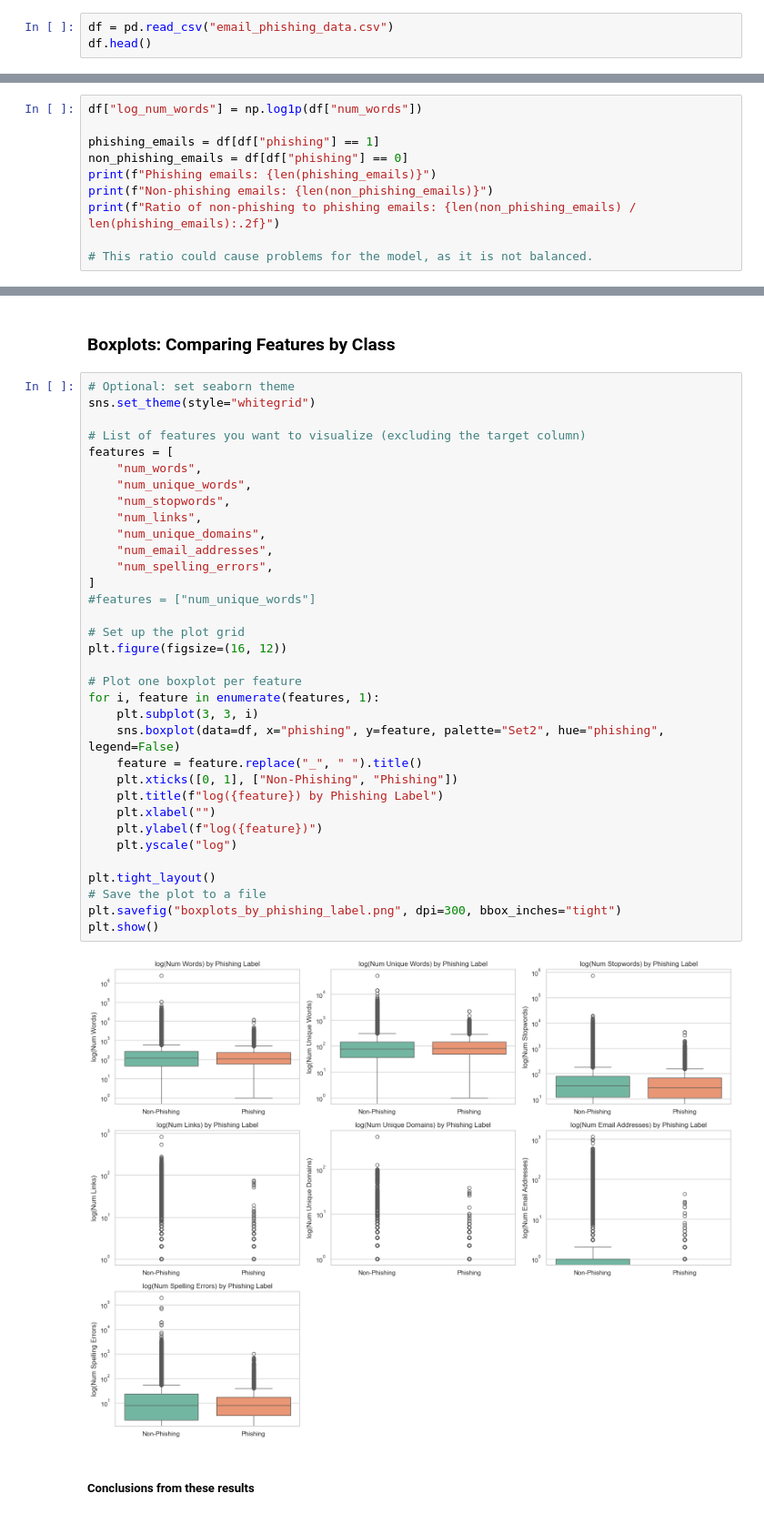
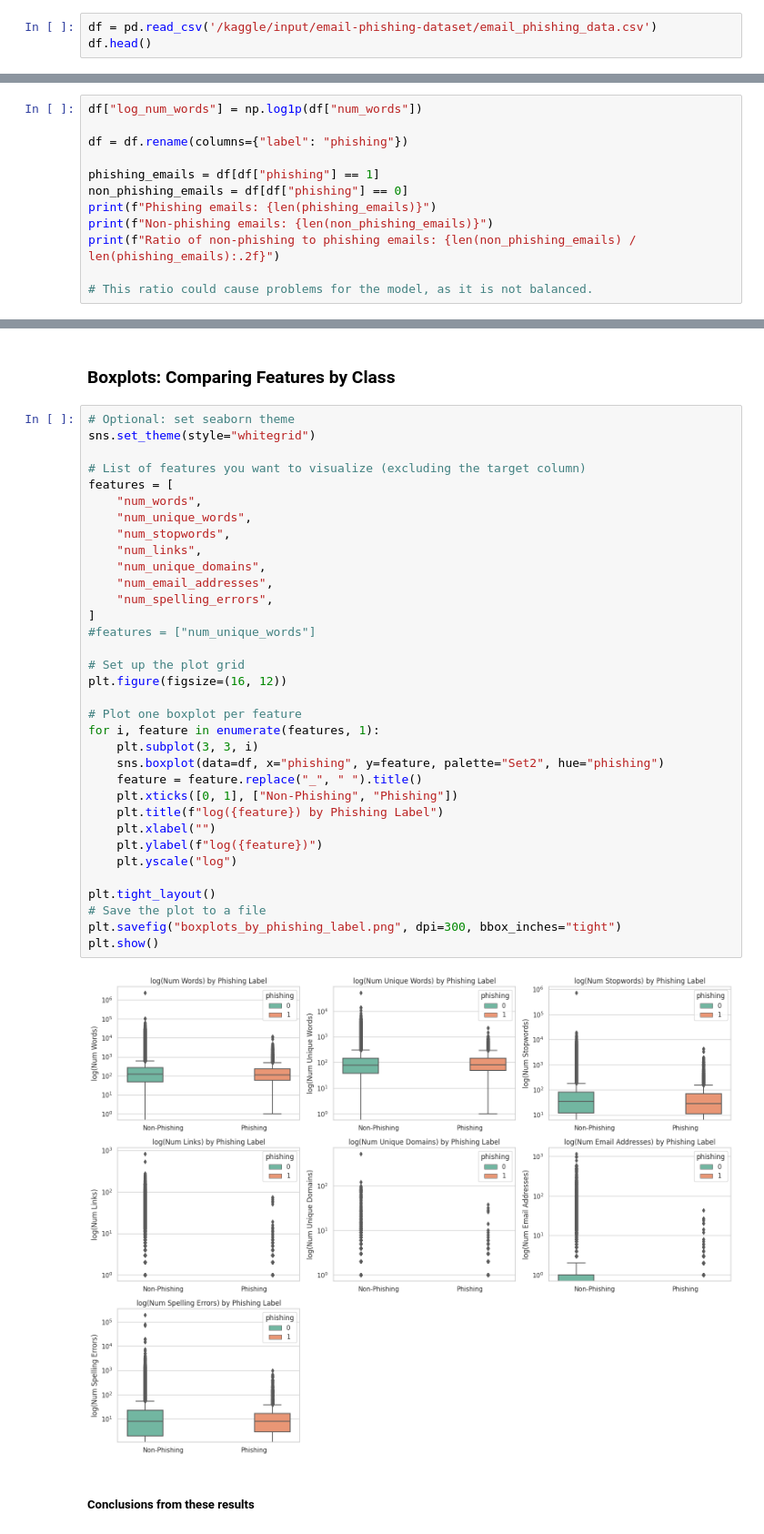
Before and after one commit to th0mas-w/email-phising-detector, a Jupyter notebook: main.ipynb, the cells around one changed output, grey strips where cells are left out. Shown at 91% size. Drawn from its saved outputs; the diff is of its cells as text.

Commit message:
Kaggle Notebook | 98% Non-Phishing ML Detection, Visual Analysis | Version 1

```diff
--- a/main.ipynb
+++ b/main.ipynb
@@ -14,7 +32,7 @@ import pandas as pd, matplotlib, numpy as np
 import matplotlib.pyplot as plt
 import seaborn as sns
 # %%
-df = pd.read_csv("email_phishing_data.csv")
+df = pd.read_csv('/kaggle/input/email-phishing-dataset/email_phishing_data.csv')
 df.head()
 # %% [output]
 |  | num_words | num_unique_words | num_stopwords | num_links | num_unique_domains | num_email_addresses | ... |
@@ -25,6 +43,8 @@ df.head()
 | 4 | 9 | 9 | 2 | 0 | 0 | 0 | ... |
 # %%
 df["log_num_words"] = np.log1p(df["num_words"])
+
+df = df.rename(columns={"label": "phishing"})
 
 phishing_emails = df[df["phishing"] == 1]
 non_phishing_emails = df[df["phishing"] == 0]
@@ -114,35 +116,35 @@ sns.set_theme(style="whitegrid")
 # List of features you want to visualize (excluding the target column)
 features = [
     "num_words",
     "num_unique_words",
     "num_stopwords",
     "num_links",
     "num_unique_domains",
     "num_email_addresses",
     "num_spelling_errors",
 ]
 #features = ["num_unique_words"]
 
 # Set up the plot grid
 plt.figure(figsize=(16, 12))
 
 # Plot one boxplot per feature
 for i, feature in enumerate(features, 1):
     plt.subplot(3, 3, i)
-    sns.boxplot(data=df, x="phishing", y=feature, palette="Set2", hue="phishing", legend=False)
+    sns.boxplot(data=df, x="phishing", y=feature, palette="Set2", hue="phishing")
     feature = feature.replace("_", " ").title()
     plt.xticks([0, 1], ["Non-Phishing", "Phishing"])
     plt.title(f"log({feature}) by Phishing Label")
     plt.xlabel("")
     plt.ylabel(f"log({feature})")
     plt.yscale("log")
 
 plt.tight_layout()
 # Save the plot to a file
 plt.savefig("boxplots_by_phishing_label.png", dpi=300, bbox_inches="tight")
 plt.show()
 # %% [output]
-[figure, old version]
+[figure, new version]
 # %% [markdown]
 ##### Conclusions from these results
 # %% [markdown]
```
Also changed, not shown: parts of 14 cells of this notebook.
